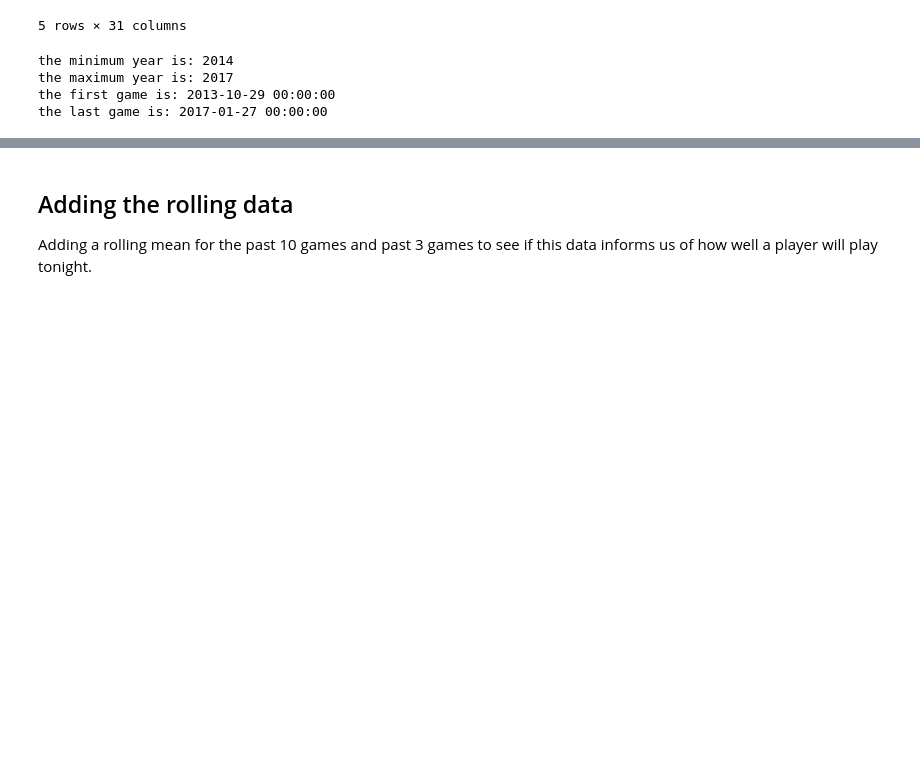
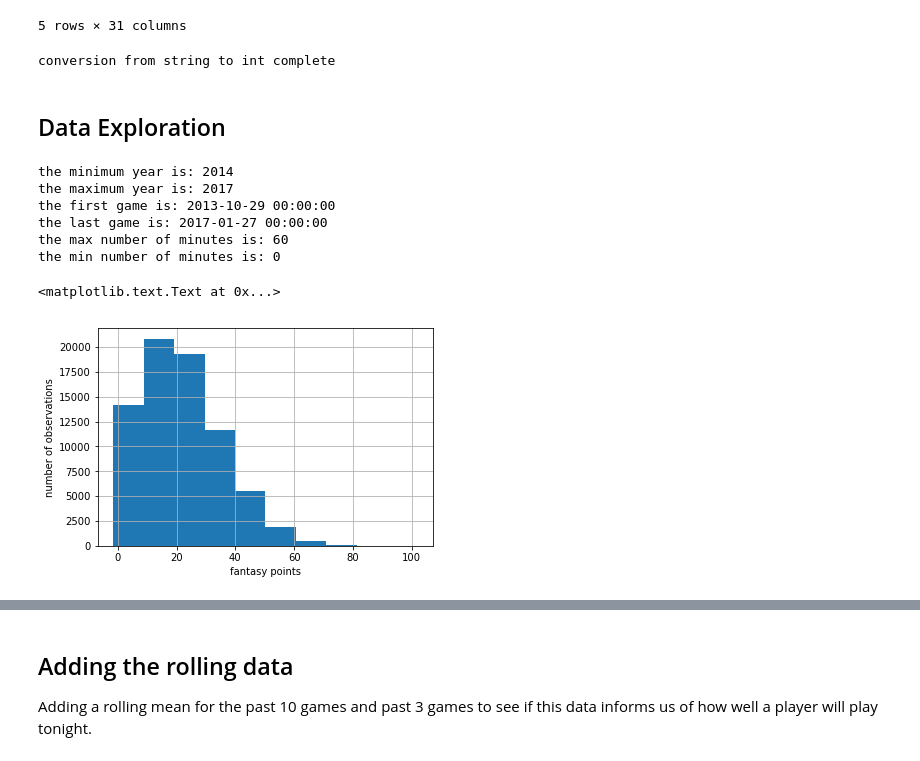
Before and after one commit to dquinn720/MLND_Capstone_NBA, a Jupyter notebook: Capstone_Project_NBA.ipynb, the cells around one changed output, grey strips where cells are left out. Saved outputs shown, nothing was run; the diff lists cells and outputs as text; code cells hidden in the pictures; blank space fills up the shorter version.

```diff
--- a/Capstone_Project_NBA.ipynb
+++ b/Capstone_Project_NBA.ipynb
@@ -41,13 +42,35 @@ full_data.head()
 | 3 | Quincy Acy | 2014-11-05 00:00:00 | 24-030 | NYK | A | DET | L (-3) | 0 | 13:42 | 0 | ... |
 | 4 | Quincy Acy | 2014-11-07 00:00:00 | 24-032 | NYK | A | BRK | L (-11) | 0 | 22:14 | 3 | ... |
 5 rows × 31 columns
+# %%
+#Need to convert the mp from string to int (lose the seconds but that is ok)
+if full_data['mp'].dtype=='object':
+    full_data['mp']=full_data['mp'].str.split(":").str.get(0).astype(np.int64)
+    print('conversion from string to int complete')
+else:
+    print('mp is not string')
+# %% [output]
+conversion from string to int complete
+# %% [markdown]
+## Data Exploration
 # %%
 print("the minimum year is: " + str(min(full_data['year_end'])))
 print("the maximum year is: " + str(max(full_data['year_end'])))
 print("the first game is: "+ str(min(full_data['game_date'])))
 print("the last game is: "+ str(max(full_data['game_date'])))
+print("the max number of minutes is: " + str(max(full_data['mp'])))
+print("the min number of minutes is: " + str(min(full_data['mp'])))
 # %% [output]
 the minimum year is: 2014
 the maximum year is: 2017
 the first game is: 2013-10-29 00:00:00
 the last game is: 2017-01-27 00:00:00
+the max number of minutes is: 60
+the min number of minutes is: 0
+# %%
+hist1=full_data['fantasy'].hist()
+hist1.set_xlabel("fantasy points")
+hist1.set_ylabel("number of observations")
+# %% [output]
+<matplotlib.text.Text at 0x...>
+[figure, added]
```
Also changed, not shown: parts of 94 cells of this notebook, 2 other files.
